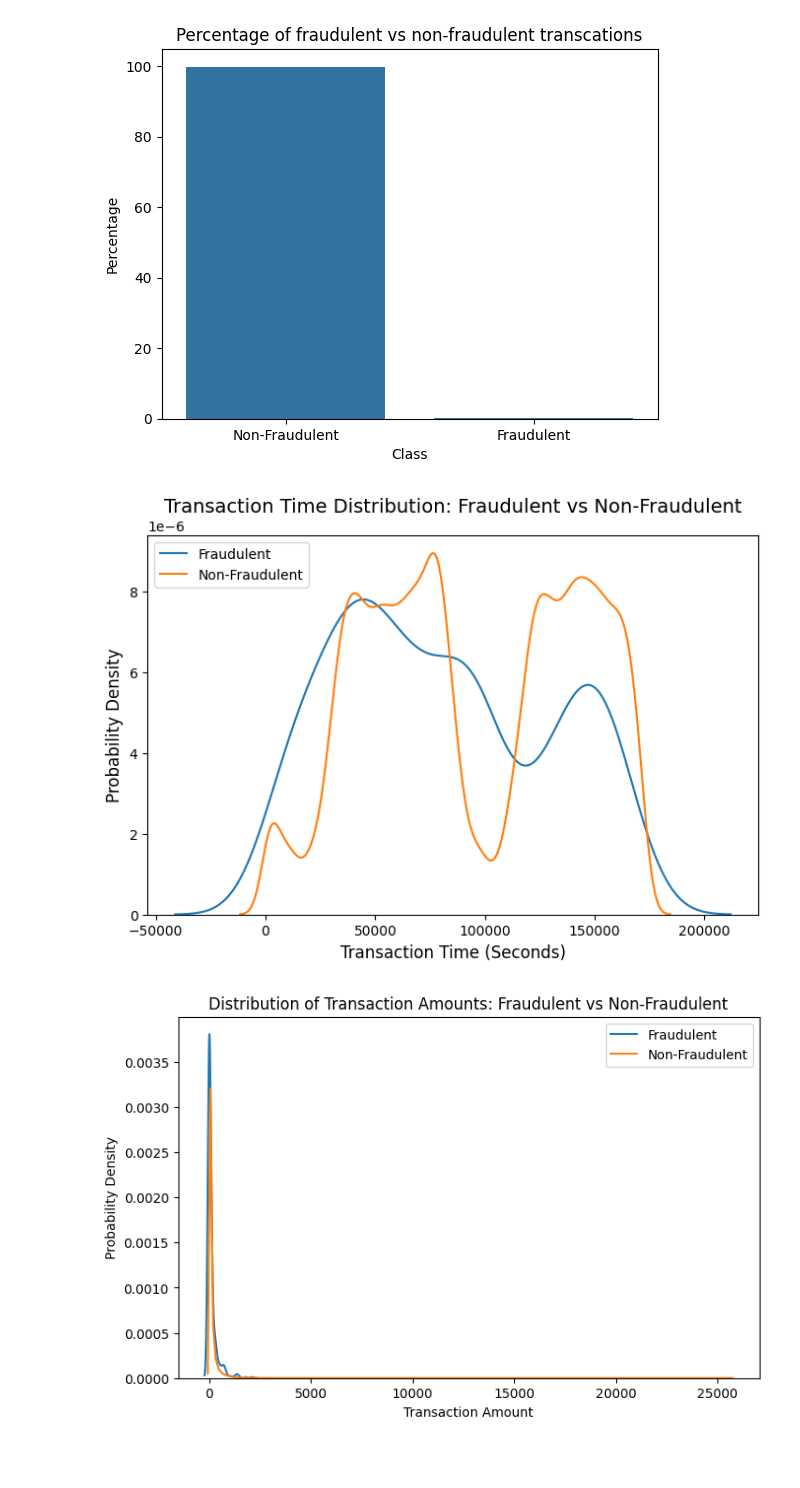
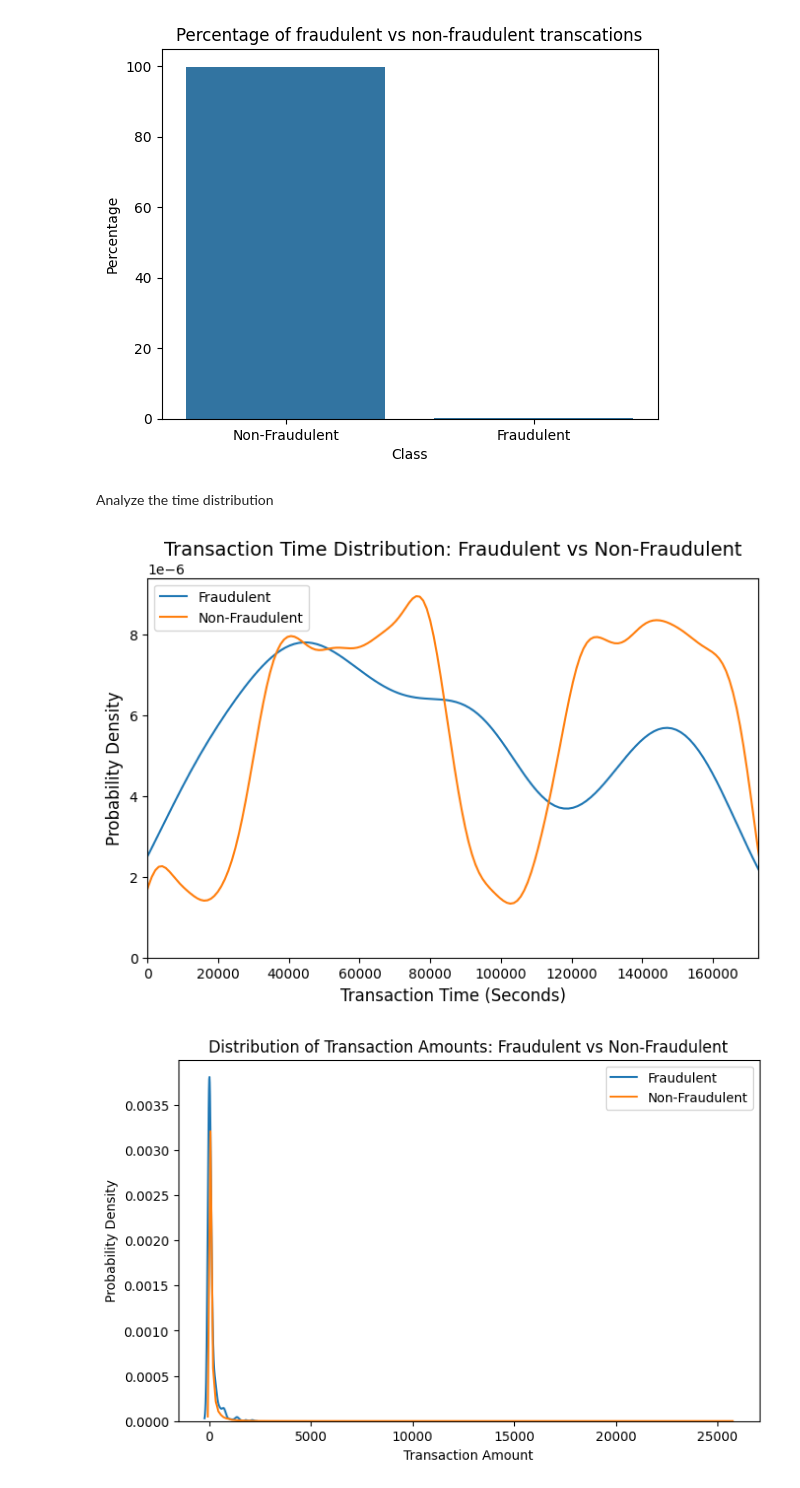
Before and after one commit to Malikshemi3344/datascienceproject, a Jupyter notebook: datascience_project.ipynb, the cells around one changed output. Cells and saved outputs as stored; diff of their text form; code cells hidden in the pictures; blank space fills up the shorter version.

```diff
--- a/datascience_project.ipynb
+++ b/datascience_project.ipynb
@@ -155,26 +157,31 @@ fraudulent_transactions= data_frame[data_frame['Class'] == 1]
 
 # Creating dataframe for non-fraudulent transactions
 valid_transactions= data_frame[data_frame['Class'] == 0]
+# %% [markdown]
+Analyze the time distribution
 # %%
 # Distribution plot
 plt.figure(figsize=(8, 5))
 
 # Plot for fraudulent transactions
 sns.kdeplot(data=fraudulent_transactions['Time'], label='Fraudulent', fill=False)
 
 # Plot for non-fraudulent transactions
 sns.kdeplot(data=valid_transactions['Time'], label='Non-Fraudulent', fill=False)
 
+
+plt.xlim(0, max(fraudulent_transactions['Time'].max(), valid_transactions['Time'].max()))
+
 # Adding labels and title
 plt.xlabel('Transaction Time (Seconds)', fontsize=12)
 plt.ylabel('Probability Density', fontsize=12)
 plt.title('Transaction Time Distribution: Fraudulent vs Non-Fraudulent', fontsize=14)
 plt.legend()
 
 # Display the plot
 plt.show()
 # %% [output]
-[figure, old version]
+[figure, new version]
 # %%
 # Distribution plot
 plt.figure(figsize=(8, 5))
```
Also changed, not shown: parts of 28 cells of this notebook.
